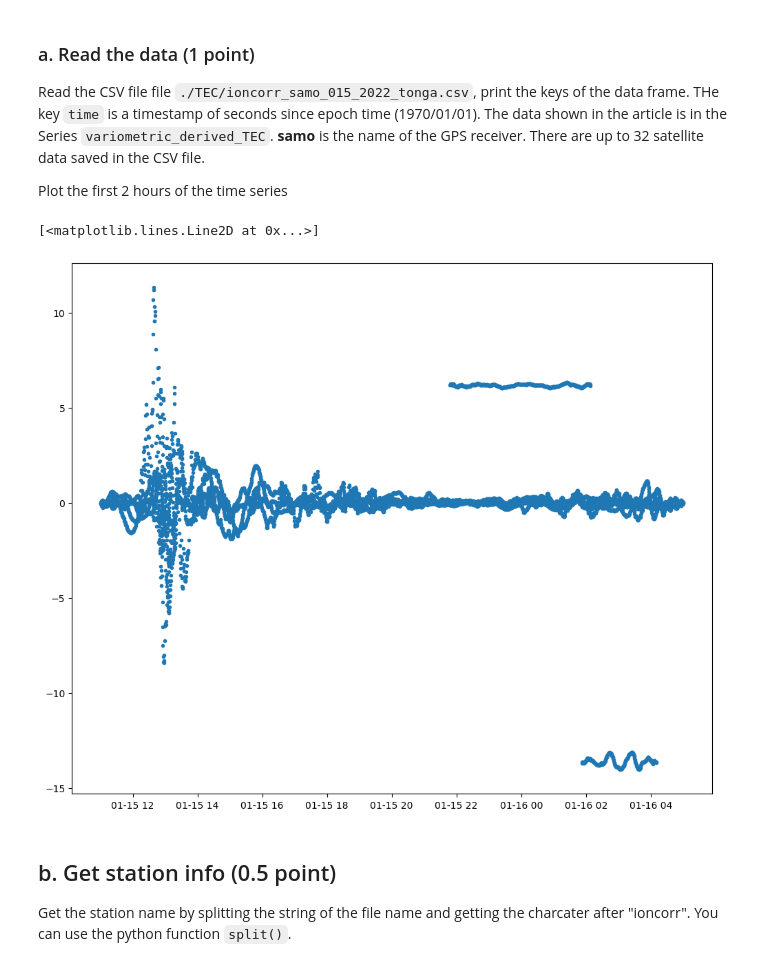
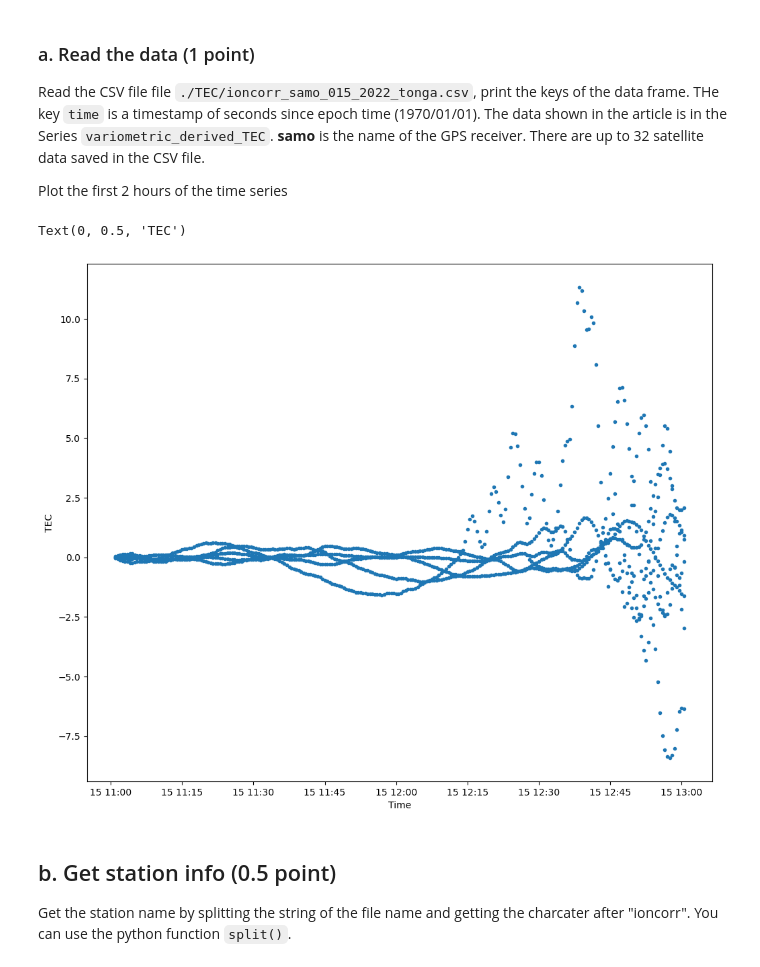
Before and after one commit to UW-ESS-DS/mlgeo2022_2127014, a Jupyter notebook: homework/homework_4.ipynb, the cells around one changed output. Drawn from its saved outputs; the diff is of its cells as text; code cells hidden in the pictures.

```diff
--- a/homework/homework_4.ipynb
+++ b/homework/homework_4.ipynb
@@ -236,20 +245,26 @@ Read the CSV file file ``./TEC/ioncorr_samo_015_2022_tonga.csv``, print the keys
 Plot the first 2 hours of the time series
 # %%
 # answer below
-tonga_gps = pd.read_csv('TEC/ioncorr_samo_015_2022_tonga.csv')
+filename='TEC/ioncorr_samo_015_2022_tonga.csv'
+tonga_gps = pd.read_csv(filename)
+tonga_gps['seconds'] = tonga_gps['time']
 # convert to datetime
 tonga_gps['time']=pd.to_datetime(tonga_gps['time'], unit='s')
+# sort data so that its in order by time
+tonga_gps=tonga_gps.sort_values(by='time')
 # grab first 2 hours of data
 sub_2H = tonga_gps.set_index('time').first('2H').reset_index()
 # %%
 fig, axs = plt.subplots(figsize=(12,10))
 x = sub_2H['time']
 y = sub_2H['variometric_derived_TEC']
 
 axs.plot(x,y, marker='.', linestyle='')
+axs.set_xlabel('Time')
+axs.set_ylabel('TEC')
 # %% [output]
-[<matplotlib.lines.Line2D at 0x...>]
+Text(0, 0.5, 'TEC')
-[figure, old version]
+[figure, new version]
 # %% [markdown]
 ## b. Get station info (0.5 point)
 Get the station name by splitting the string of the file name and getting the charcater after "ioncorr". You can use the python function ``split()``.
```
Also changed, not shown: parts of 38 cells of this notebook, 1 other file.
